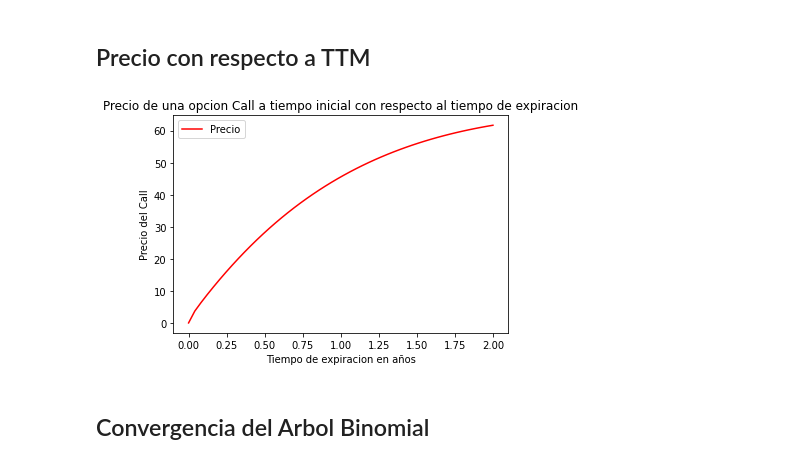
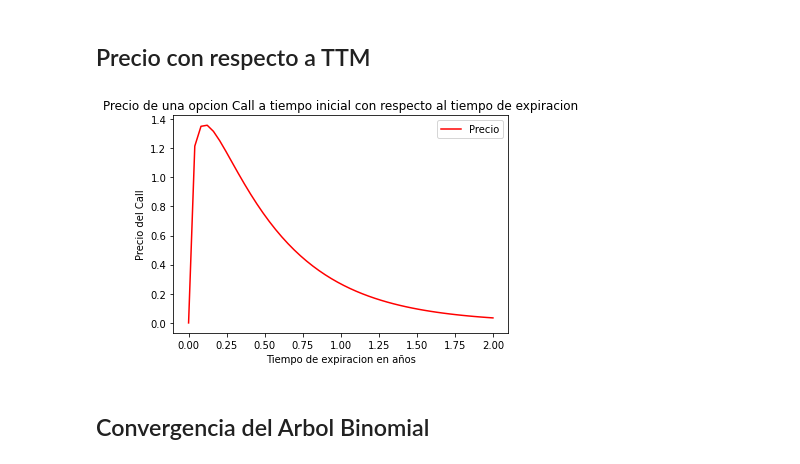
Before and after one commit to manumau-hub/finanzasCuantitativas, a Jupyter notebook: Notebooks/Sensibilidades con binomial.ipynb, the cells around one changed output. Drawn from its saved outputs; the diff is of its cells as text; code cells hidden in the pictures.

```diff
--- a/Notebooks/Sensibilidades con binomial.ipynb
+++ b/Notebooks/Sensibilidades con binomial.ipynb
@@ -148,7 +148,7 @@ T = 1
 r = 0.05
 sigma= 0.25
 div =0
-pasos = 200
+pasos = 1000
 
 K_MAX = 2*S
 K_vec = np.linspace(0,K_MAX,50)
@@ -180,7 +180,7 @@ T = 1
 r = 0.05
 sigma= 0.25
 div =0
-pasos = 200
+pasos = 1000
 
 K_MAX = 2*S
 K_vec = np.linspace(0,K_MAX,50)
@@ -215,7 +215,7 @@ T = 1
 r = 0.05
 sigma= 0.25
 div =0
-pasos = 200
+pasos = 1000
 
 sigma_MAX = 8*sigma
 sigma_vec = np.linspace(0,sigma_MAX,50)
@@ -241,7 +241,7 @@ T = 1
 r = 0.05
 sigma= 0.25
 div =0
-pasos = 200
+pasos = 1000
 
 sigma_MAX = 8*sigma
 sigma_vec = np.linspace(0,sigma_MAX,50)
@@ -264,29 +264,29 @@ plt.show()
 # %%
 tipo = "C"
 S = 100
 K = 100
 T = 1
-r = 0.8
+r = 0.05
 sigma= 0.25
-div =0.1
-pasos = 200
+div =0.5
+pasos = 1000
 
 T_MAX = 2*T
 T_vec = np.linspace(0,T_MAX,50)
 precios = np.zeros(len(T_vec))
 
 for index in range(1,len(T_vec)):
     precios[index] = opcion_europea_bin_c(tipo, S, K, T_vec[index], r, sigma, div, pasos)
 plt.plot(T_vec,precios,'r', label='Precio')
 plt.legend()
 
 plt.xlabel('Tiempo de expiracion en años')
 plt.ylabel('Precio del Call')
 plt.title('Precio de una opcion Call a tiempo inicial con respecto al tiempo de expiracion')
 
 plt.show()
 # %% [output]
-[figure, old version]
+[figure, new version]
 # %% [markdown]
 ## Convergencia del Arbol Binomial
 # %%
```
Also changed, not shown: parts of 2 cells of this notebook, 6 other files.
